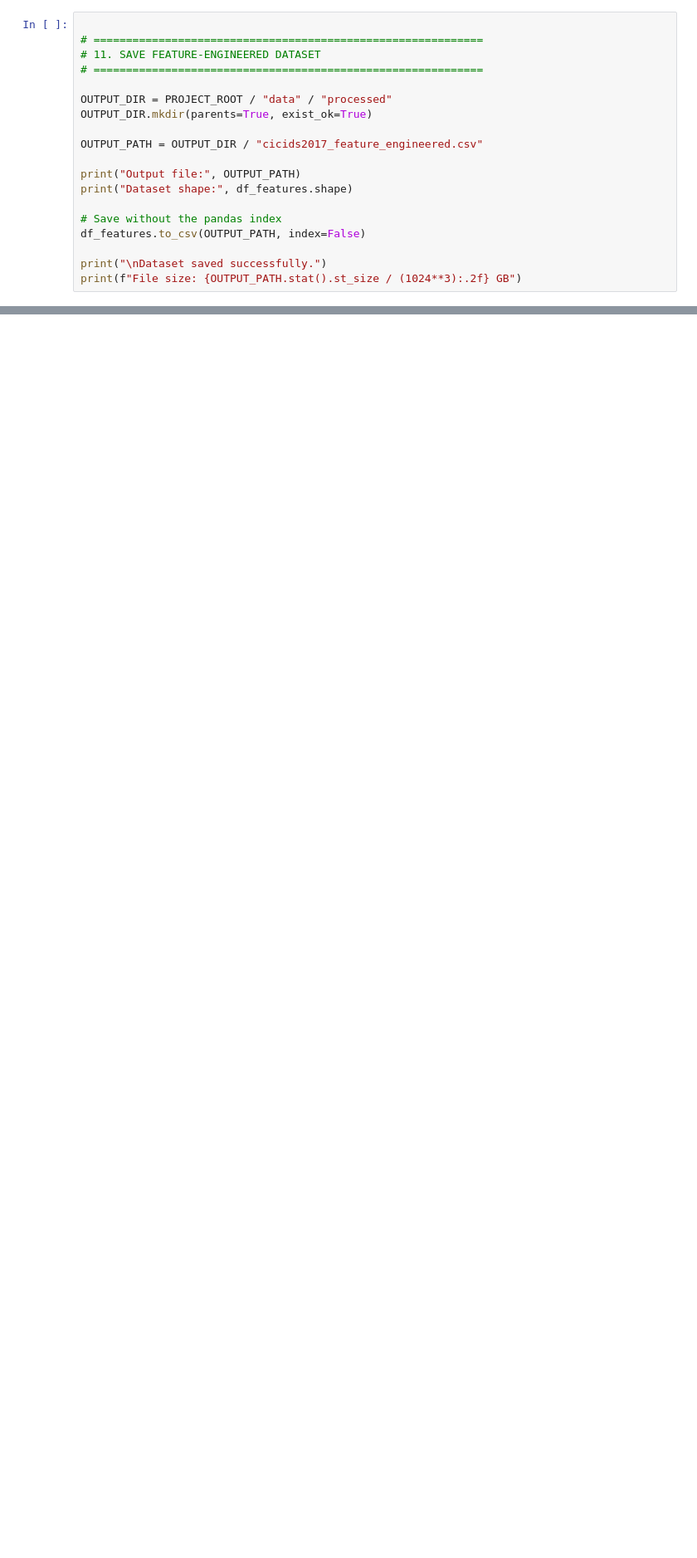
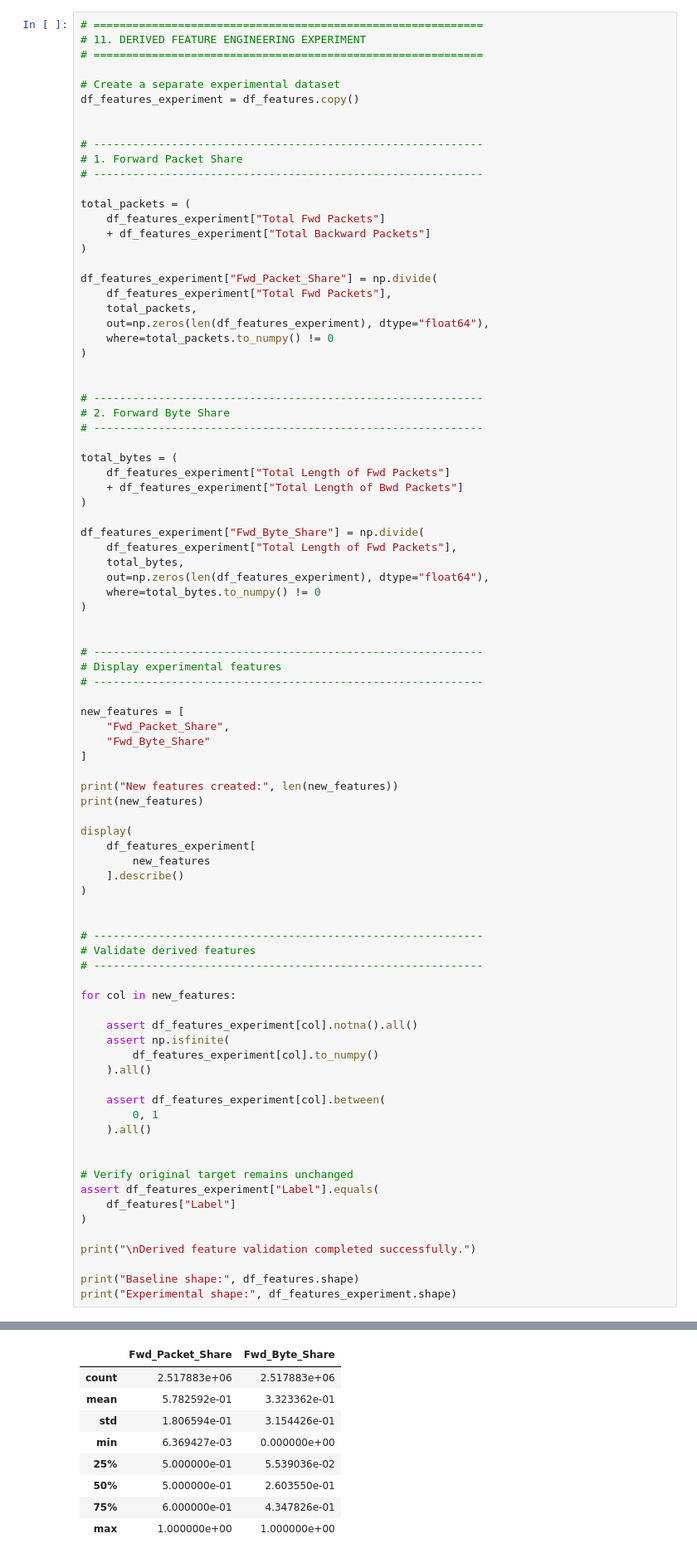
Before and after one commit to Yash-pandey1208/ThreatTrace, a Jupyter notebook: notebooks/04_feature_engineering.ipynb, the cells around one changed output, grey strips where cells are left out. Shown at 83% size. Drawn from its saved outputs; the diff is of its cells as text; blank space fills up the shorter version.

Commit message:
Finalize feature engineering notebook

```diff
--- a/notebooks/04_feature_engineering.ipynb
+++ b/notebooks/04_feature_engineering.ipynb
@@ -478,20 +692,88 @@ The saved feature-engineered dataset will be used for subsequent intrusion-detec
 # %%
-
 # ============================================================
-# 11. SAVE FEATURE-ENGINEERED DATASET
+# 11. DERIVED FEATURE ENGINEERING EXPERIMENT
 # ============================================================
 
-OUTPUT_DIR = PROJECT_ROOT / "data" / "processed"
-OUTPUT_DIR.mkdir(parents=True, exist_ok=True)
+# Create a separate experimental dataset
+df_features_experiment = df_features.copy()
 
-OUTPUT_PATH = OUTPUT_DIR / "cicids2017_feature_engineered.csv"
 
-print("Output file:", OUTPUT_PATH)
-print("Dataset shape:", df_features.shape)
+# ------------------------------------------------------------
+# 1. Forward Packet Share
+# ------------------------------------------------------------
 
-# Save without the pandas index
-df_features.to_csv(OUTPUT_PATH, index=False)
+total_packets = (
+    df_features_experiment["Total Fwd Packets"]
+    + df_features_experiment["Total Backward Packets"]
+)
 
-print("\nDataset saved successfully.")
-print(f"File size: {OUTPUT_PATH.stat().st_size / (1024**3):.2f} GB")
+df_features_experiment["Fwd_Packet_Share"] = np.divide(
+    df_features_experiment["Total Fwd Packets"],
+    total_packets,
+    out=np.zeros(len(df_features_experiment), dtype="float64"),
+    where=total_packets.to_numpy() != 0
+)
+
+
+# ------------------------------------------------------------
+# 2. Forward Byte Share
+# ------------------------------------------------------------
+
+total_bytes = (
+    df_features_experiment["Total Length of Fwd Packets"]
+    + df_features_experiment["Total Length of Bwd Packets"]
+)
+
+df_features_experiment["Fwd_Byte_Share"] = np.divide(
+    df_features_experiment["Total Length of Fwd Packets"],
+    total_bytes,
+    out=np.zeros(len(df_features_experiment), dtype="float64"),
+    where=total_bytes.to_numpy() != 0
+)
+
+
+# ------------------------------------------------------------
+# Display experimental features
+# ------------------------------------------------------------
+
+new_features = [
+    "Fwd_Packet_Share",
+    "Fwd_Byte_Share"
+]
+
+print("New features created:", len(new_features))
+print(new_features)
+
+display(
+    df_features_experiment[
+        new_features
+    ].describe()
+)
+
+
+# ------------------------------------------------------------
+# Validate derived features
+# ------------------------------------------------------------
+
+for col in new_features:
+
+    assert df_features_experiment[col].notna().all()
+    assert np.isfinite(
+        df_features_experiment[col].to_numpy()
+    ).all()
+
+    assert df_features_experiment[col].between(
+        0, 1
+    ).all()
+
+
+# Verify original target remains unchanged
+assert df_features_experiment["Label"].equals(
+    df_features["Label"]
+)
+
+print("\nDerived feature validation completed successfully.")
+
+print("Baseline shape:", df_features.shape)
+print("Experimental shape:", df_features_experiment.shape)
 # %% [output]
@@ -502,0 +782,9 @@ File size: 0.78 GB
+|  | Fwd_Packet_Share | Fwd_Byte_Share |
+| count | 2.517883e+06 | 2.517883e+06 |
+| mean | 5.782592e-01 | 3.323362e-01 |
+| std | 1.806594e-01 | 3.154426e-01 |
+| min | 6.369427e-03 | 0.000000e+00 |
+| 25% | 5.000000e-01 | 5.539036e-02 |
+| 50% | 5.000000e-01 | 2.603550e-01 |
+| 75% | 6.000000e-01 | 4.347826e-01 |
+| max | 1.000000e+00 | 1.000000e+00 |
```
Also changed, not shown: parts of 22 cells of this notebook.
